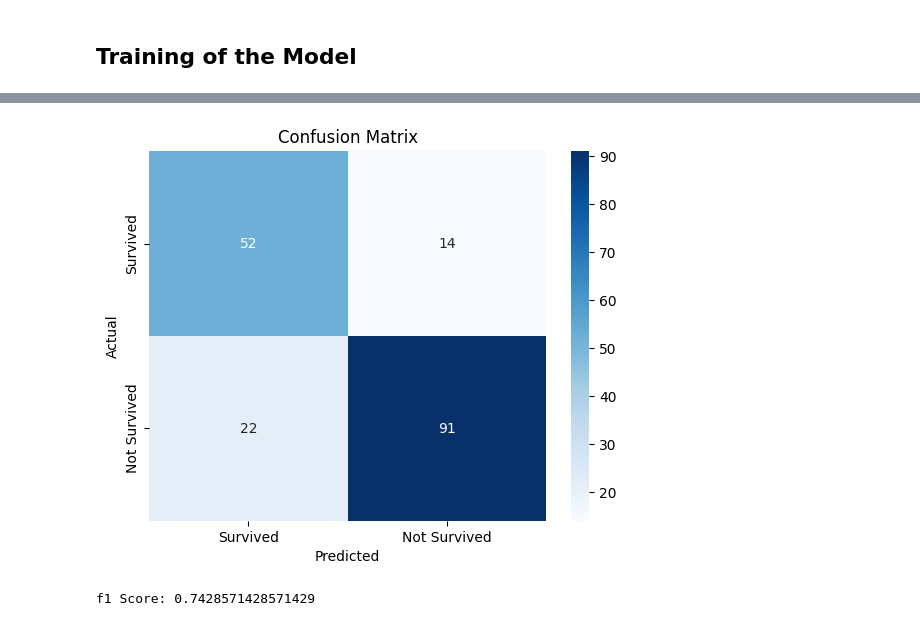
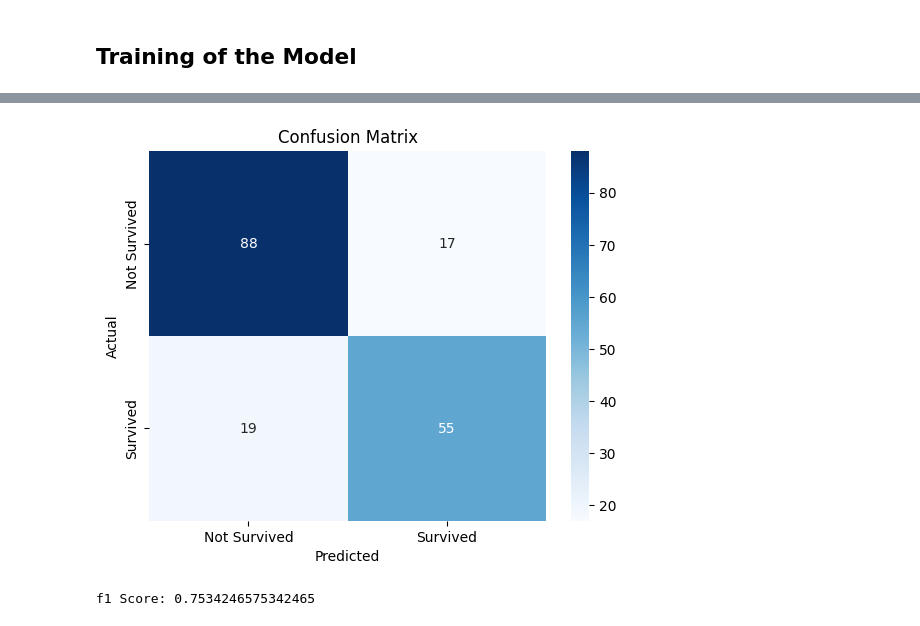
Before and after one commit to nxndinisxh/MRM_ResearchAI_Taskphase, a Jupyter notebook: Logistic Regression/LogisticRegression.ipynb, the cells around one changed output, grey strips where cells are left out. Cells and saved outputs as stored; diff of their text form; code cells hidden in the pictures.

Commit message:
Logistic Regression

```diff
--- a/Logistic Regression/LogisticRegression.ipynb
+++ b/Logistic Regression/LogisticRegression.ipynb
@@ -222,6 +198,15 @@ def zscore_normalize (X) :
+# %%
+def zscore_normalize (X, mean=None, std=None, columns_to_scale=['Age', 'Fare']):
+    if mean is None and std is None:
+        mean = X[columns_to_scale].mean(axis=0)
+        std = X[columns_to_scale].std(axis=0)
+
+    # Standardize only the specified columns
+    X[columns_to_scale] = (X[columns_to_scale] - mean) / std
+    return X, mean, std
 # %%
-X_train = zscore_normalize(X_train)
-X_test = zscore_normalize(X_test)
+X_train, mean, std = zscore_normalize(X_train)
+X_test, _, _ = zscore_normalize(X_test, mean, std)
 # %%
 X_train
 # %% [output]
@@ -244,10 +231,11 @@ X_train
 # %%
 class Logistic_Regression:
-    def __init__(self, learning_rate=0.01, num_iterations=100) :
+    def __init__(self, learning_rate=0.01, num_iterations=100, reg_lambda=0.01) :
         self.learning_rate = learning_rate
         self.num_iterations = num_iterations
         self.weights = None
         self.bias = 0
+        self.reg_lambda = reg_lambda
         self.loss_history=[]
 
     def sigmoid(self, z):
@@ -271,7 +259,7 @@ class Logistic_Regression:
 
             h = self.sigmoid(z)
 
-            weight_gradient = np.dot(X.T, (h - y)) / y.size
+            weight_gradient = np.dot(X.T, (h - y)) / y.size + self.reg_lambda * self.weights
             bias_gradient = np.mean(h-y)
 
             self.weights -= self.learning_rate * weight_gradient
@@ -286,7 +274,7 @@ class Logistic_Regression:
     def predict_proba(self, X):
         return self.sigmoid(np.dot(X, self.weights) + self.bias)
 
-    def predict(self, X, threshold=0.5):
+    def predict(self, X, threshold=0.4):
         return self.predict_proba(X) >= threshold
 
     def score(self, X, y):
@@ -295,5 +285,5 @@ class Logistic_Regression:
 # %%
-model = Logistic_Regression(learning_rate=0.1, num_iterations=180)
+model = Logistic_Regression(learning_rate=0.1, num_iterations=200, reg_lambda=0.005)
 # %%
 model.fit(X_train, y_train)
 # %% [output]
@@ -319,28 +311,31 @@ Test Accuracy: 0.7989
 # %%
 def confusion_matrix(y_true, y_pred):
     TP = np.sum((y_true == 1) & (y_pred == 1))  # True positives
     TN = np.sum((y_true == 0) & (y_pred == 0))  # True negatives
     FP = np.sum((y_true == 0) & (y_pred == 1))  # False positives
     FN = np.sum((y_true == 1) & (y_pred == 0))  # False negativess
 
     return TN, FP, FN, TP
 
 TN, FP, FN, TP = confusion_matrix(y_test, model.predict(X_test))
-cm = np.array([[TP, FP], [FN, TN]])
+cm = np.array([[TN, FP], [FN, TP]])
 
-sns.heatmap(cm, annot=True, fmt='d', cmap='Blues', xticklabels=['Survived', 'Not Survived'], yticklabels=['Survived', 'Not Survived'])
+sns.heatmap(cm, annot=True, fmt='d', cmap='Blues', xticklabels=['Not Survived', 'Survived'], yticklabels=['Not Survived', 'Survived'])
 plt.xlabel('Predicted')
 plt.ylabel('Actual')
 plt.title('Confusion Matrix')
 plt.show()
 # %% [output]
-[figure, old version]
+[figure, new version]
 # %%
 def f1_score():
-    precision = TP / (TP + FP)
-    recall = TP / (TP + FN)
-    return 2 * ((precision * recall) / (precision + recall))
+    if TP + FP == 0 or TP + FN == 0:
+        return 0
+    precision = TP / (TP + FP) if (TP + FP) != 0 else 0
+    recall = TP / (TP + FN) if (TP + FN) != 0 else 0
+    return 2 * ((precision * recall) / (precision + recall)) if (precision + recall) != 0 else 0
+
 
 print(f"f1 Score: {f1_score()}")
 # %% [output]
-f1 Score: 0.7428571428571429
+f1 Score: 0.7534246575342465
```
Also changed, not shown: parts of 16 cells of this notebook.
